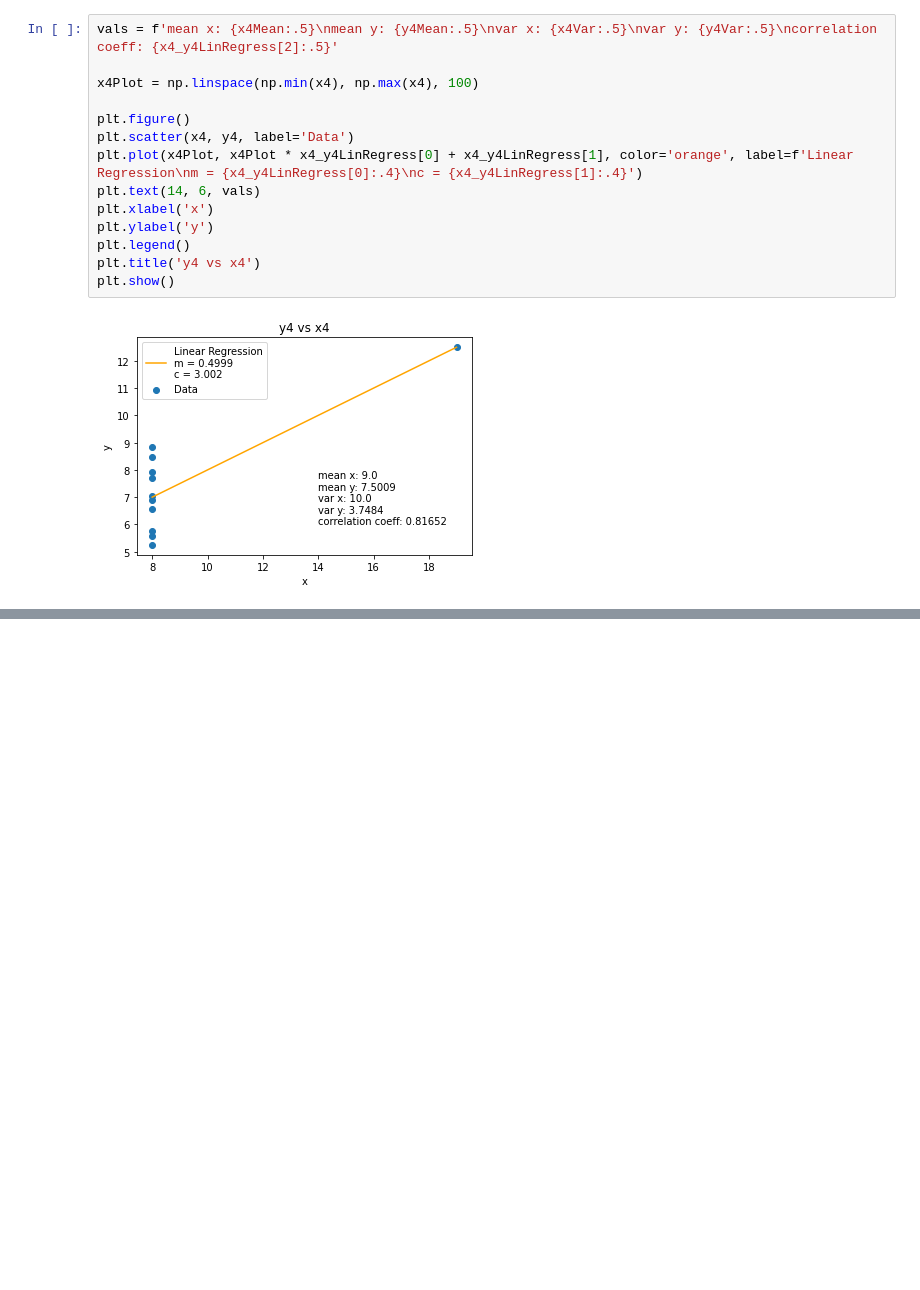
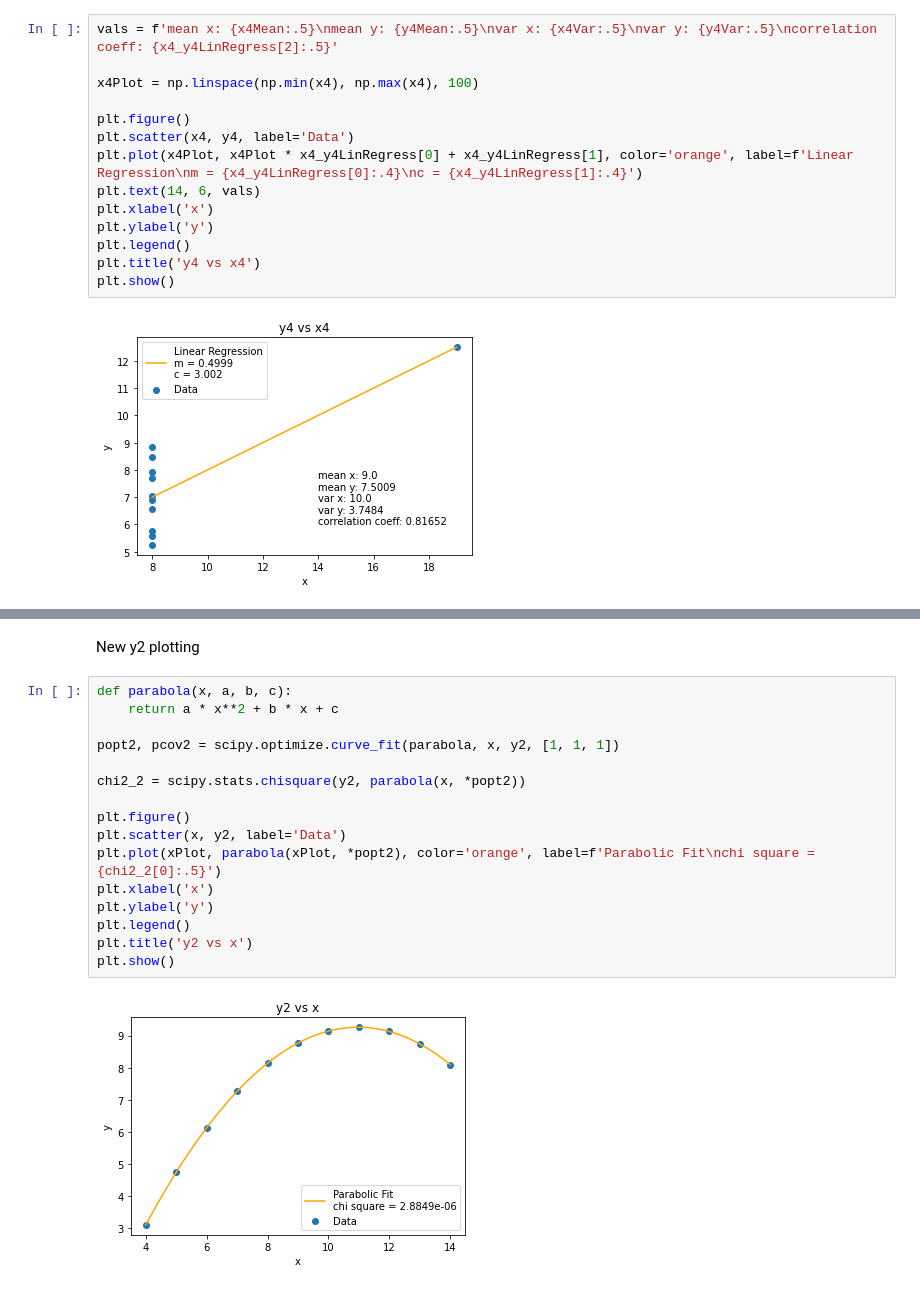
Before and after one commit to mkidson/Uni-Code, a Jupyter notebook: Honours/NP/Tut_3/tut3.ipynb, the cells around one changed output, grey strips where cells are left out. Saved outputs shown, nothing was run; the diff lists cells and outputs as text; blank space fills up the shorter version.

```diff
--- a/Honours/NP/Tut_3/tut3.ipynb
+++ b/Honours/NP/Tut_3/tut3.ipynb
@@ -110,0 +144,20 @@ plt.show()
+# %% [markdown]
+New y2 plotting
+# %%
+def parabola(x, a, b, c):
+    return a * x**2 + b * x + c
+
+popt2, pcov2 = scipy.optimize.curve_fit(parabola, x, y2, [1, 1, 1])
+
+chi2_2 = scipy.stats.chisquare(y2, parabola(x, *popt2))
+
+plt.figure()
+plt.scatter(x, y2, label='Data')
+plt.plot(xPlot, parabola(xPlot, *popt2), color='orange', label=f'Parabolic Fit\nchi square = {chi2_2[0]:.5}')
+plt.xlabel('x')
+plt.ylabel('y')
+plt.legend()
+plt.title('y2 vs x')
+plt.show()
+# %% [output]
+[figure, added]
```
Also changed, not shown: parts of 20 cells of this notebook, 6 other files.
